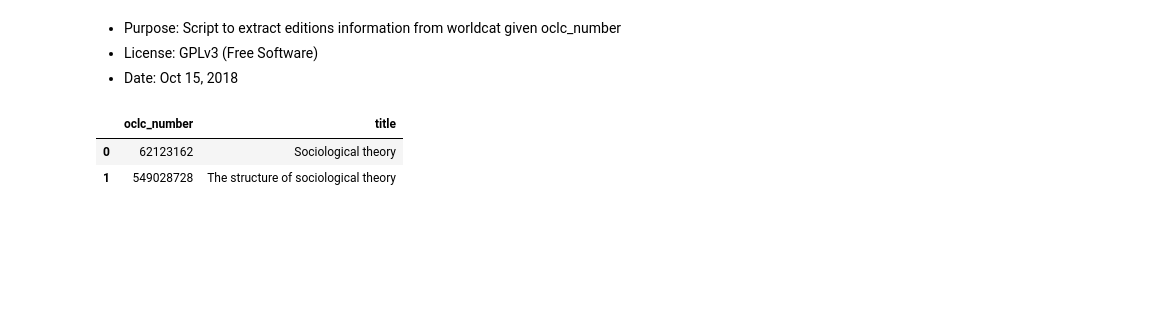
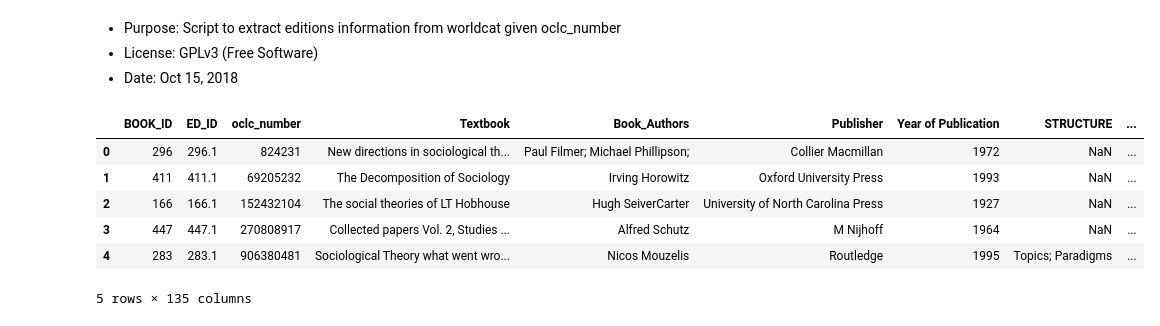
Before and after one commit to digitalutsc/worldcat_scripts, a Jupyter notebook: get_worldcat_books_editions_info.ipynb, the cells around one changed output. Saved outputs shown, nothing was run; the diff lists cells and outputs as text; code cells hidden in the pictures; blank space fills up the shorter version.

Commit message:
updated worldcat scripts for Sociology research project

```diff
--- a/get_worldcat_books_editions_info.ipynb
+++ b/get_worldcat_books_editions_info.ipynb
@@ -65,12 +70,16 @@ def get_edition_info(oclc_number, start_edition, edition_info_df):
     return edition_info_df
 # %%
 # Read input info, i.e oclc_number
-book_info_df = pd.read_csv("data/source/book_info.csv")
+book_info_df = pd.read_csv("data/source/sociology_oclc_info.csv")
 book_info_df.head()
 # %% [output]
-|  | oclc_number | title |
-| 0 | 62123162 | Sociological theory |
-| 1 | 549028728 | The structure of sociological theory |
+|  | BOOK_ID | ED_ID | oclc_number | Textbook | Book_Authors | Publisher | Year of Publication | STRUCTURE | ... |
+| 0 | 296 | 296.1 | 824231 | New directions in sociological th... | Paul Filmer; Michael Phillipson; | Collier Macmillan | 1972 | NaN | ... |
+| 1 | 411 | 411.1 | 69205232 | The Decomposition of Sociology | Irving Horowitz | Oxford University Press | 1993 | NaN | ... |
+| 2 | 166 | 166.1 | 152432104 | The social theories of LT Hobhouse | Hugh SeiverCarter | University of North Carolina Press | 1927 | NaN | ... |
+| 3 | 447 | 447.1 | 270808917 | Collected papers Vol. 2, Studies ... | Alfred Schutz | M Nijhoff | 1964 | NaN | ... |
+| 4 | 283 | 283.1 | 906380481 | Sociological Theory what went wro... | Nicos Mouzelis | Routledge | 1995 | Topics; Paradigms | ... |
+5 rows × 135 columns
 # %%
 # Loop through the oclc numbers, get the edition info, and store that into a panada's dataframe
 edition_info_df = pd.DataFrame()
```
Also changed, not shown: parts of 1 cell of this notebook, 7 other files.
